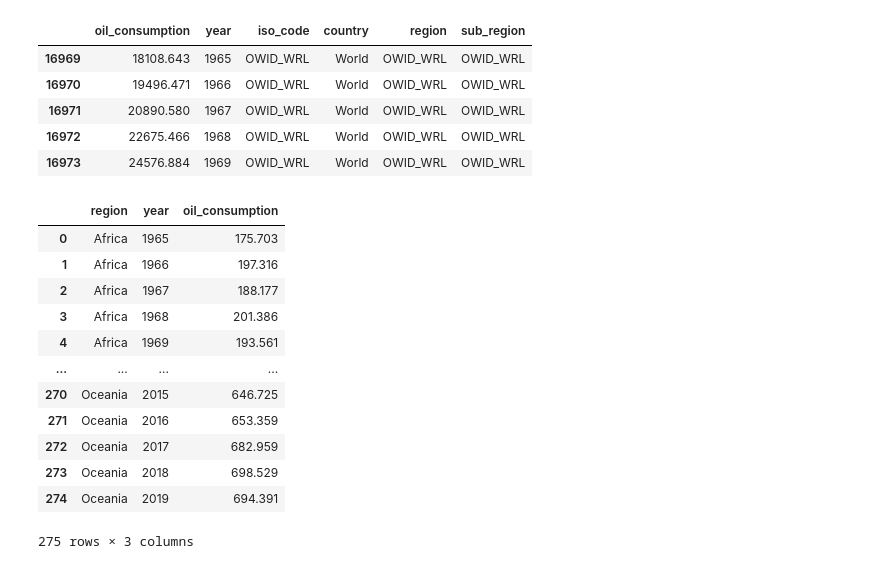
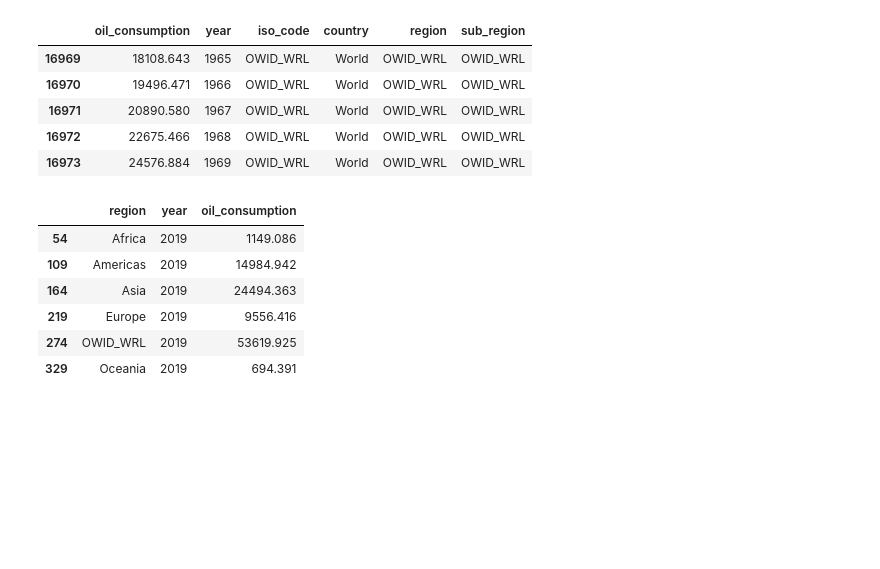
Before and after one commit to henrymmarques/DataVizProj, a Jupyter notebook: project_DV.ipynb, the cells around one changed output. Cells and saved outputs as stored; diff of their text form; code cells hidden in the pictures; blank space fills up the shorter version.

```diff
--- a/project_DV.ipynb
+++ b/project_DV.ipynb
@@ -322,19 +294,13 @@ fig_bar.update_layout(dict(title=dict(text='Oil consumption by continent between
                 ))
 
 fig_bar.show()
-# %%
-oil_consumption_region.reset_index()[['region', 'year', 'oil_consumption']]
-# %% [output]
-|  | region | year | oil_consumption |
-| 0 | Africa | 1965 | 175.703 |
-| 1 | Africa | 1966 | 197.316 |
-| 2 | Africa | 1967 | 188.177 |
-| 3 | Africa | 1968 | 201.386 |
-| 4 | Africa | 1969 | 193.561 |
-| ... | ... | ... | ... |
-| 270 | Oceania | 2015 | 646.725 |
-| 271 | Oceania | 2016 | 653.359 |
-| 272 | Oceania | 2017 | 682.959 |
-| 273 | Oceania | 2018 | 698.529 |
-| 274 | Oceania | 2019 | 694.391 |
-275 rows × 3 columns
+# %%
+data_for_year
+# %% [output]
+|  | region | year | oil_consumption |
+| 54 | Africa | 2019 | 1149.086 |
+| 109 | Americas | 2019 | 14984.942 |
+| 164 | Asia | 2019 | 24494.363 |
+| 219 | Europe | 2019 | 9556.416 |
+| 274 | OWID_WRL | 2019 | 53619.925 |
+| 329 | Oceania | 2019 | 694.391 |
```
Also changed, not shown: parts of 2 cells of this notebook, 3 other files.
